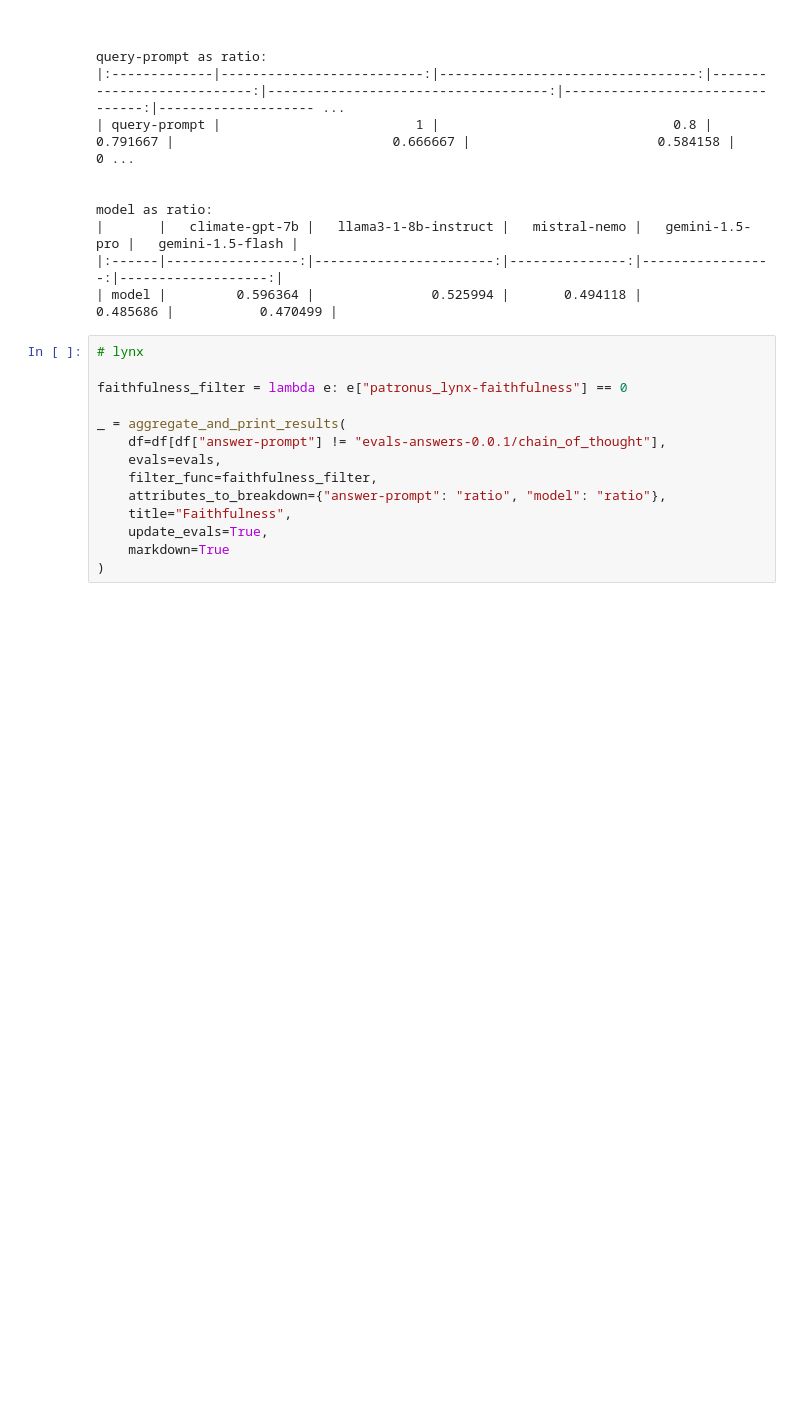
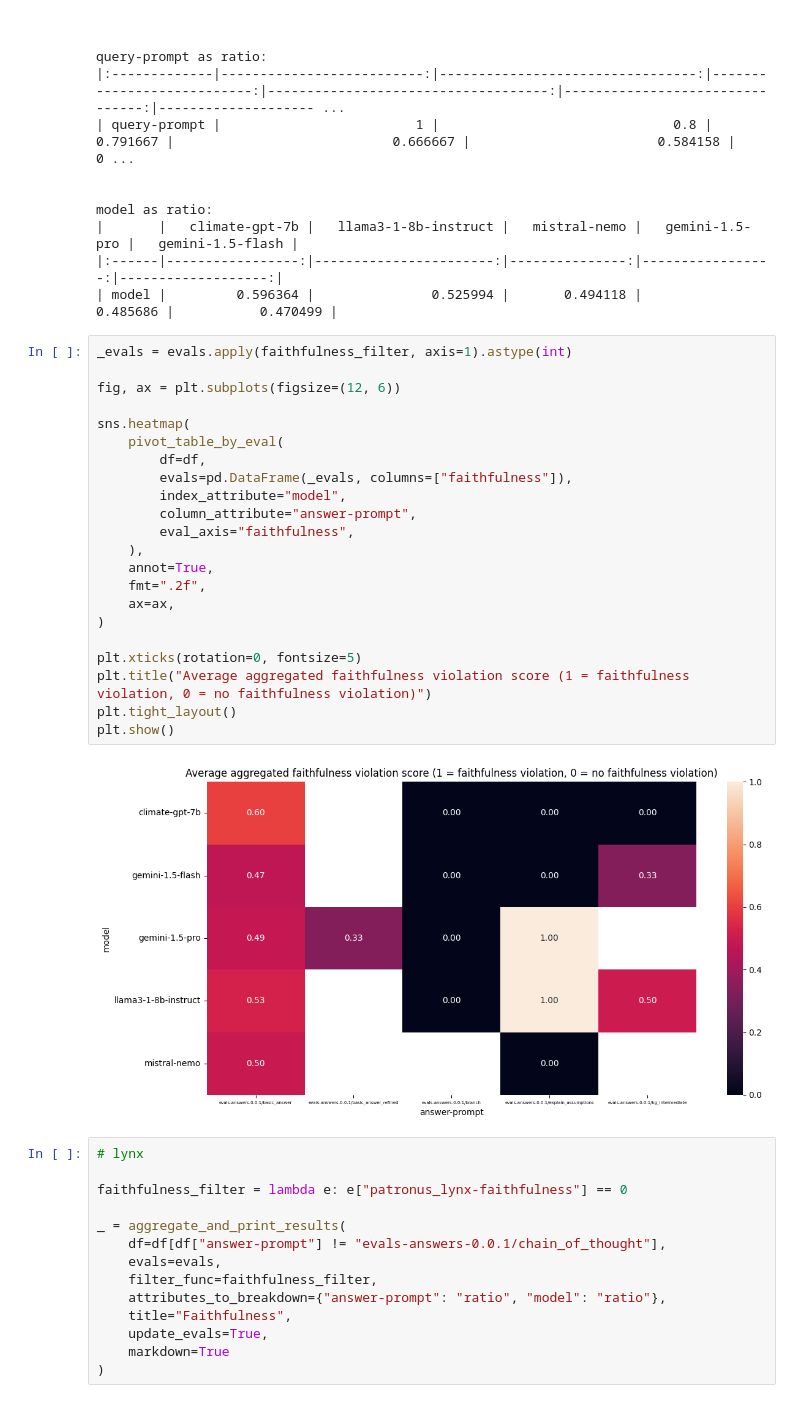
Before and after one commit to climatepolicyradar/document-qa-prototype, a Jupyter notebook: notebooks/first_round_eval_analysis.ipynb, the cells around one changed output. Saved outputs shown, nothing was run; the diff lists cells and outputs as text; blank space fills up the shorter version.

```diff
--- a/notebooks/first_round_eval_analysis.ipynb
+++ b/notebooks/first_round_eval_analysis.ipynb
@@ -332,6 +367,30 @@ model as ratio:
 |       |   climate-gpt-7b |   llama3-1-8b-instruct |   mistral-nemo |   gemini-1.5-pro |   gemini-1.5-flash |
 |:------|-----------------:|-----------------------:|---------------:|-----------------:|-------------------:|
 | model |         0.596364 |               0.525994 |       0.494118 |         0.485686 |           0.470499 |
+# %%
+_evals = evals.apply(faithfulness_filter, axis=1).astype(int)
+
+fig, ax = plt.subplots(figsize=(12, 6))
+
+sns.heatmap(
+    pivot_table_by_eval(
+        df=df,
+        evals=pd.DataFrame(_evals, columns=["faithfulness"]),
+        index_attribute="model",
+        column_attribute="answer-prompt",
+        eval_axis="faithfulness",
+    ),
+    annot=True,
+    fmt=".2f",
+    ax=ax,
+)
+
+plt.xticks(rotation=0, fontsize=5)
+plt.title("Average aggregated faithfulness violation score (1 = faithfulness violation, 0 = no faithfulness violation)")
+plt.tight_layout()
+plt.show()
+# %% [output]
+[figure, added]
 # %%
 # lynx
 
```
Also changed, not shown: parts of 4 cells of this notebook, 1 other file.
